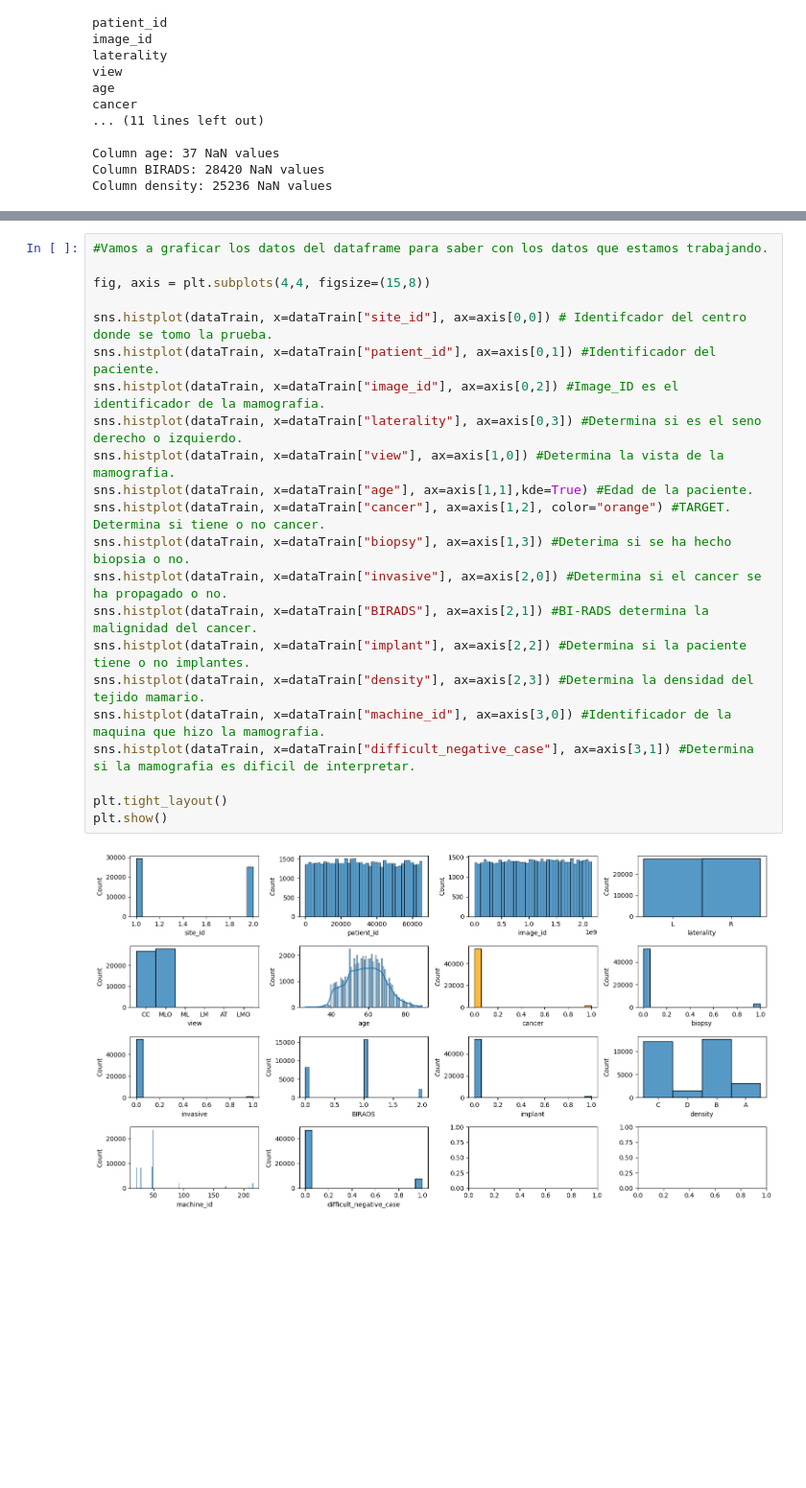
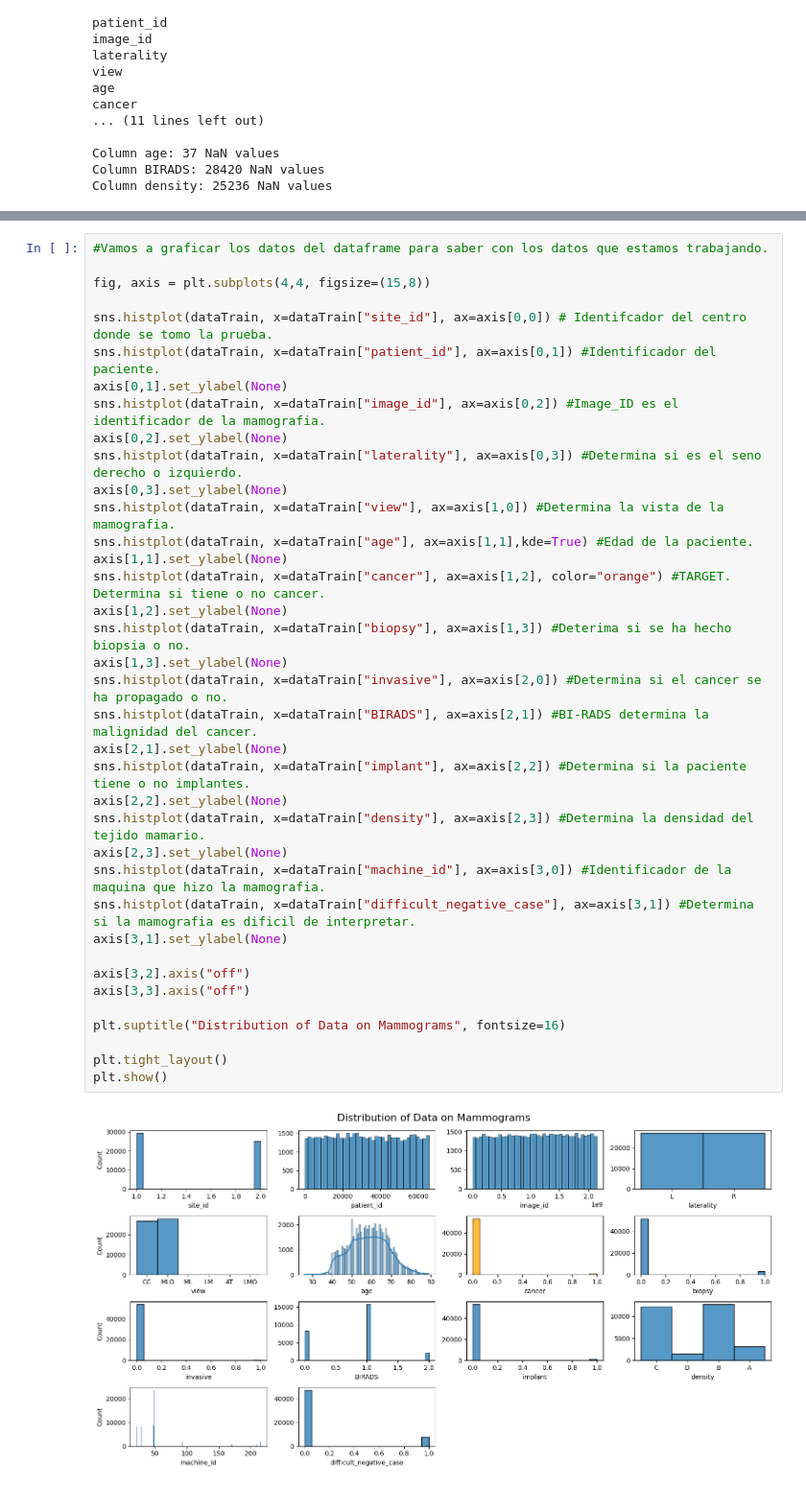
Before and after one commit to Fj-martinez33/RSNA-Breast-Cancer-Detection, a Jupyter notebook: src/explore.ipynb, the cells around one changed output, grey strips where cells are left out. Shown: that part at 96% size. Drawn from its saved outputs; the diff is of its cells as text; blank space fills up the shorter version.

Commit message:
basic data info

```diff
--- a/src/explore.ipynb
+++ b/src/explore.ipynb
@@ -108,24 +104,39 @@ Column density: 25236 NaN values
 # %%
 #Vamos a graficar los datos del dataframe para saber con los datos que estamos trabajando.
 
 fig, axis = plt.subplots(4,4, figsize=(15,8))
 
 sns.histplot(dataTrain, x=dataTrain["site_id"], ax=axis[0,0]) # Identifcador del centro donde se tomo la prueba.
 sns.histplot(dataTrain, x=dataTrain["patient_id"], ax=axis[0,1]) #Identificador del paciente.
+axis[0,1].set_ylabel(None)
 sns.histplot(dataTrain, x=dataTrain["image_id"], ax=axis[0,2]) #Image_ID es el identificador de la mamografia.
+axis[0,2].set_ylabel(None)
 sns.histplot(dataTrain, x=dataTrain["laterality"], ax=axis[0,3]) #Determina si es el seno derecho o izquierdo.
+axis[0,3].set_ylabel(None)
 sns.histplot(dataTrain, x=dataTrain["view"], ax=axis[1,0]) #Determina la vista de la mamografia.
 sns.histplot(dataTrain, x=dataTrain["age"], ax=axis[1,1],kde=True) #Edad de la paciente.
+axis[1,1].set_ylabel(None)
 sns.histplot(dataTrain, x=dataTrain["cancer"], ax=axis[1,2], color="orange") #TARGET. Determina si tiene o no cancer.
+axis[1,2].set_ylabel(None)
 sns.histplot(dataTrain, x=dataTrain["biopsy"], ax=axis[1,3]) #Deterima si se ha hecho biopsia o no.
+axis[1,3].set_ylabel(None)
 sns.histplot(dataTrain, x=dataTrain["invasive"], ax=axis[2,0]) #Determina si el cancer se ha propagado o no.
 sns.histplot(dataTrain, x=dataTrain["BIRADS"], ax=axis[2,1]) #BI-RADS determina la malignidad del cancer.
+axis[2,1].set_ylabel(None)
 sns.histplot(dataTrain, x=dataTrain["implant"], ax=axis[2,2]) #Determina si la paciente tiene o no implantes.
+axis[2,2].set_ylabel(None)
 sns.histplot(dataTrain, x=dataTrain["density"], ax=axis[2,3]) #Determina la densidad del tejido mamario.
+axis[2,3].set_ylabel(None)
 sns.histplot(dataTrain, x=dataTrain["machine_id"], ax=axis[3,0]) #Identificador de la maquina que hizo la mamografia.
 sns.histplot(dataTrain, x=dataTrain["difficult_negative_case"], ax=axis[3,1]) #Determina si la mamografia es dificil de interpretar.
+axis[3,1].set_ylabel(None)
+
+axis[3,2].axis("off")
+axis[3,3].axis("off")
+
+plt.suptitle("Distribution of Data on Mammograms", fontsize=16)
 
 plt.tight_layout()
 plt.show()
 # %% [output]
-[figure, old version]
+[figure, new version]
```
Also changed, not shown: parts of 1 cell of this notebook.
